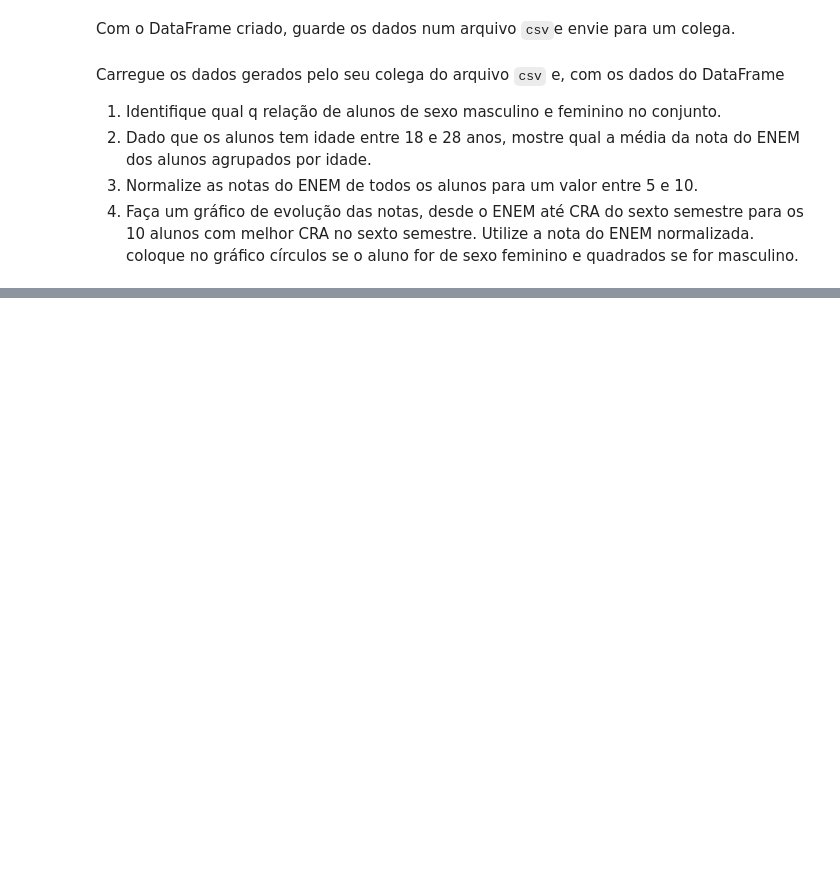
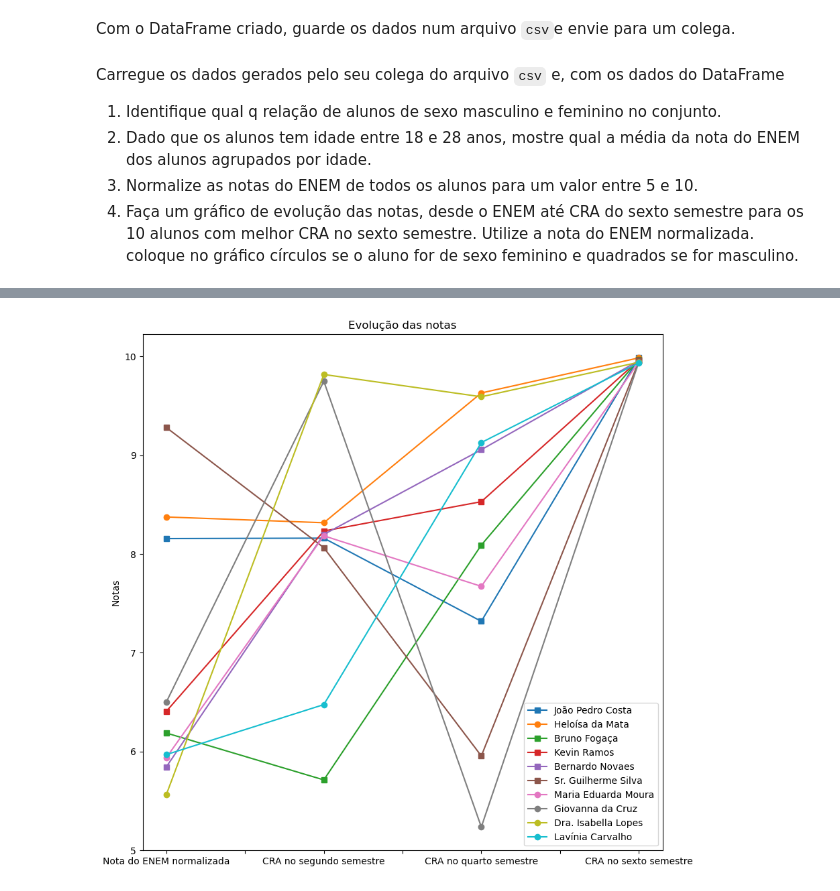
Before and after one commit to AllanaCampos/Python_Basico, a Jupyter notebook: Gabriel/P010/IP-P010.ipynb, the cells around one changed output, grey strips where cells are left out. Saved outputs shown, nothing was run; the diff lists cells and outputs as text; code cells hidden in the pictures; blank space fills up the shorter version.

```diff
--- a/Gabriel/P010/IP-P010.ipynb
+++ b/Gabriel/P010/IP-P010.ipynb
@@ -136,0 +178,4 @@ Carregue os dados gerados pelo seu colega do arquivo ``csv`` e, com os dados do
+# %%
+df["Nota do enem"] = 5*(df["Nota do enem"]-640)/(800-640)+5
+
+df.rename(columns={"Nota do enem":"Nota do ENEM normalizada"},inplace=True)
@@ -136,0 +198,3 @@ Carregue os dados gerados pelo seu colega do arquivo ``csv`` e, com os dados do
+# %%
+maiorCRA = df.nlargest(10,"CRA no sexto semestre")
+maiorCRA
@@ -136,0 +213,16 @@ Carregue os dados gerados pelo seu colega do arquivo ``csv`` e, com os dados do
+# %%
+for aluno in maiorCRA.index:
+    maiorCRA.loc[aluno,[
+        "Nota do ENEM normalizada",
+        "CRA no segundo semestre",
+        "CRA no quarto semestre",
+        "CRA no sexto semestre"]].plot(
+            figsize=(10,10),
+            title="Evolução das notas",
+            ylabel="Notas",
+            marker="s" if maiorCRA.loc[aluno,"Sexo"] == "M" else "o");
+
+
+plt.legend(maiorCRA["Nome"]);
+# %% [output]
+[figure, added]
```
Also changed, not shown: parts of 8 cells of this notebook, 1 other file.
